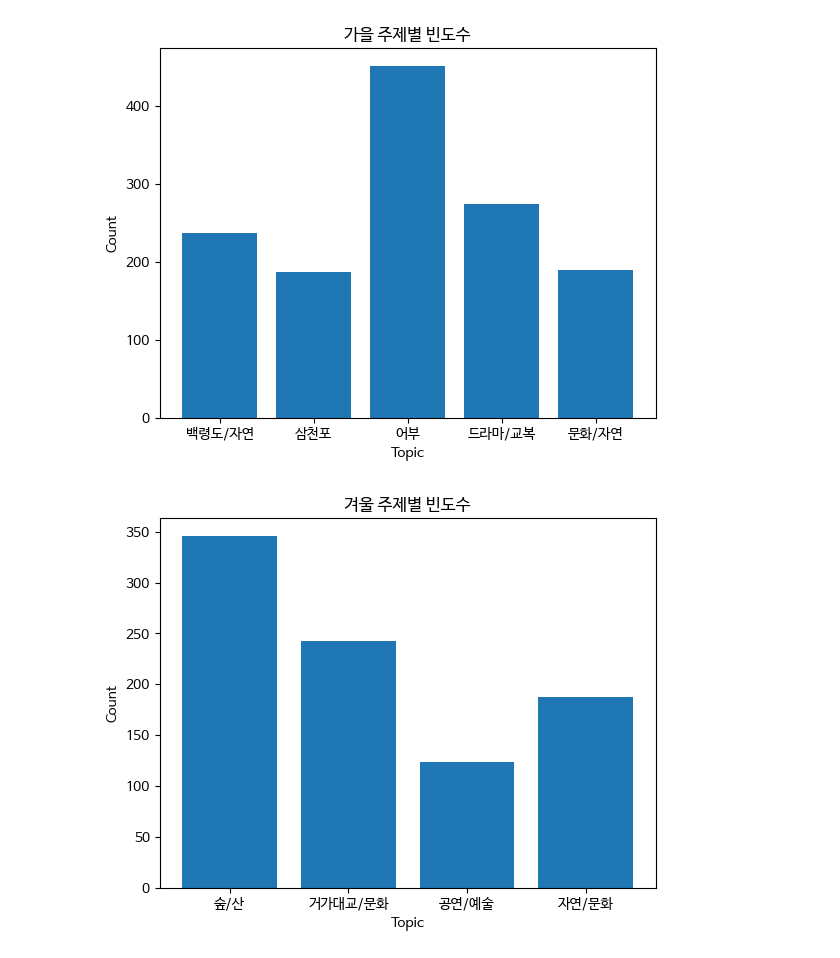
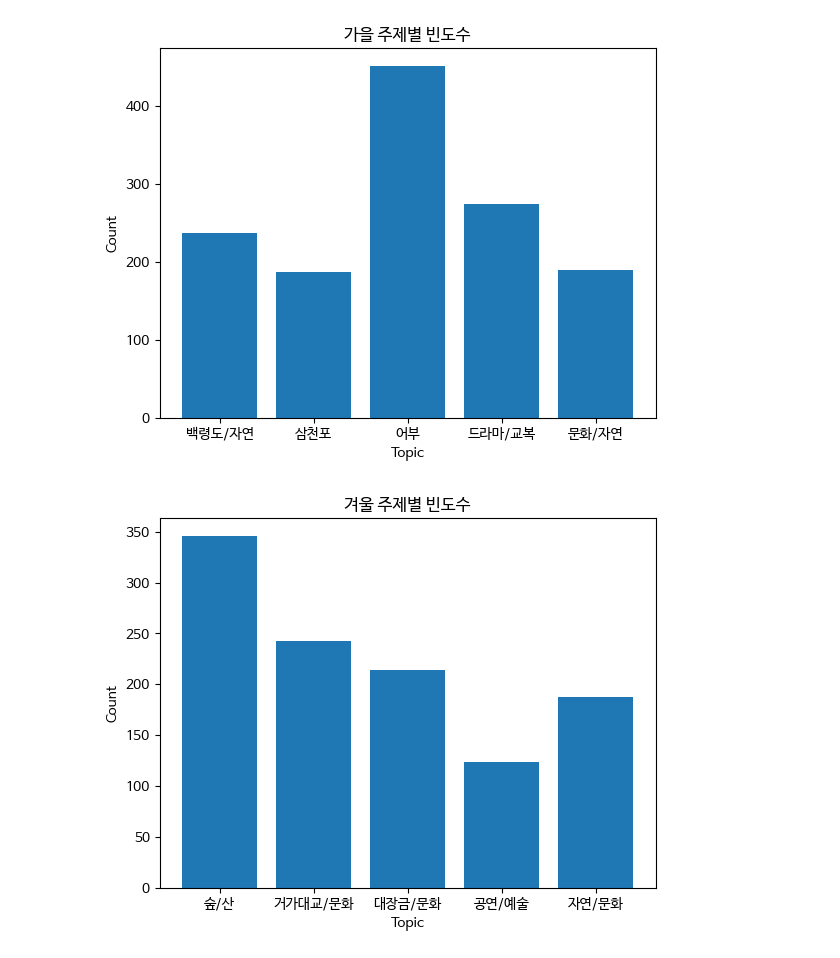
Before and after one commit to nohjuhyeon/AI_LKJ_hubs_fastapi, a Jupyter notebook: data_analysis/sc_topic.ipynb, the cells around one changed output. Cells and saved outputs as stored; diff of their text form; code cells hidden in the pictures.

```diff
--- a/data_analysis/sc_topic.ipynb
+++ b/data_analysis/sc_topic.ipynb
@@ -544,13 +544,13 @@ plt.show()
 # %% [output]
 [figure]
 # %%
-x = ["숲/산","거가대교/문화","거가대교/문화","공연/예술","자연/문화"]
+x = ["숲/산","거가대교/문화","대장금/문화","공연/예술","자연/문화"]
 y = [winter_topic1,winter_topic2,winter_topic3,winter_topic4,winter_topic5]
 
 plt.bar(x, y)
 plt.xlabel('Topic')
 plt.ylabel('Count')
 plt.title('겨울 주제별 빈도수')
 plt.show()
 # %% [output]
-[figure, old version]
+[figure, new version]
```
